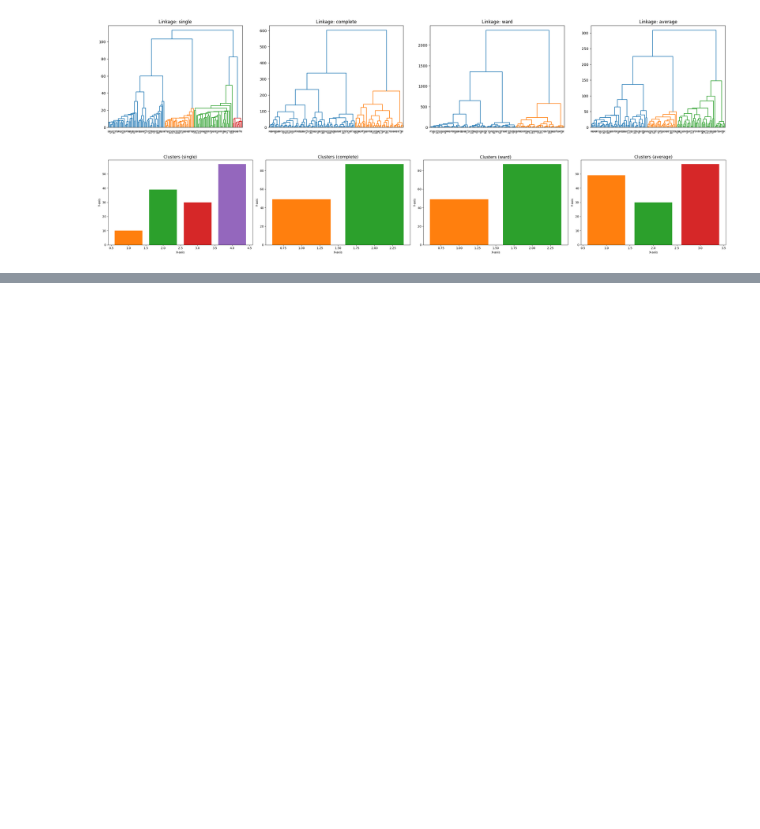
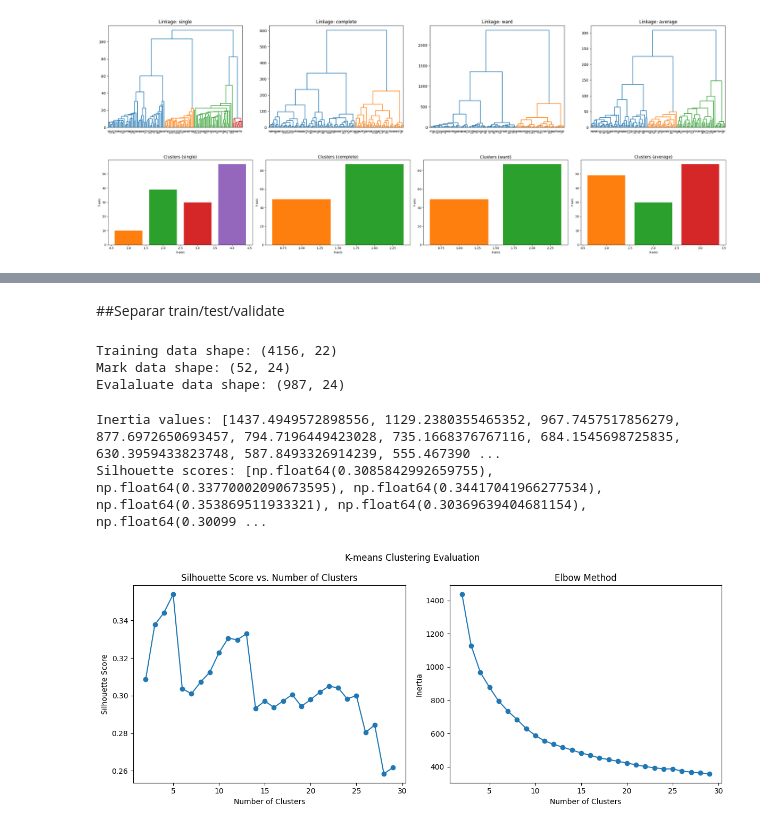
Before and after one commit to maxi9113/colab_notebook, a Jupyter notebook: IC_Ejercicio_jerarquicio_taller_2.ipynb, the cells around one changed output, grey strips where cells are left out. Drawn from its saved outputs; the diff is of its cells as text; code cells hidden in the pictures; blank space fills up the shorter version.

```diff
--- a/IC_Ejercicio_jerarquicio_taller_2.ipynb
+++ b/IC_Ejercicio_jerarquicio_taller_2.ipynb
@@ -101,8 +117,14 @@ class_mapping_updated = {
 df['balanced_family'] = df['Family'].map(class_mapping_updated).fillna(df['Family'])
 #segundo paso es eliminar 2000 registros de la familia Leptodactylidae 4420 = 2220
 a_family_indices = df[df['balanced_family'] == 'Leptodactylidae'].head(2000).index
-merged_df_reduced = df.drop(a_family_indices)
+df = df.drop(columns=["Family"])
+merged_df_normalize = df.drop(a_family_indices)
 display(df.head())
+
+# Display the count of each new class in the reduced DataFrame
+print("Distribution of Updated Familias ")
+display(merged_df_normalize['balanced_family'].value_counts())
+display(merged_df_normalize.head())
 # %% [output]
 |  | MFCCs_ 1 | MFCCs_ 2 | MFCCs_ 3 | MFCCs_ 4 | MFCCs_ 5 | MFCCs_ 6 | MFCCs_ 7 | MFCCs_ 8 | MFCCs_ 9 | MFCCs_10 | ... |
 | 0 | 1.0 | 0.152936 | -0.105586 | 0.200722 | 0.317201 | 0.260764 | 0.100945 | -0.150063 | -0.171128 | 0.124676 | ... |
@@ -113,0 +150,56 @@ display(df.head())
+# %% [markdown]
+##Separar train/test/validate
+# %%
+from sklearn.model_selection import train_test_split
+
+# Split data into train (80%) and remaining (20%)
+df_train, df_test = train_test_split(merged_df_normalize, test_size=0.2, random_state=42)
+df_evaluate, df_mark = train_test_split(df_test, test_size=0.05, random_state=42)
+df_train = df_train.drop(columns=["Genus","balanced_family"])
+print("Training data shape:", df_train.shape)
+print("Mark data shape:", df_mark.shape)
+print("Evalaluate data shape:", df_evaluate.shape)
+# %% [output]
+Training data shape: (4156, 22)
+Mark data shape: (52, 24)
+Evalaluate data shape: (987, 24)
+# %%
+import matplotlib.pyplot as plt
+from sklearn.cluster import KMeans
+from sklearn.metrics import silhouette_score
+inertia = []
+silhouette_scores = []
+
+for k in range(2, 30):
+    kmeans = KMeans(n_clusters=k, random_state=42, n_init=10)
+    kmeans.fit(df_train)
+    inertia.append(kmeans.inertia_)
+    score = silhouette_score(df_train, kmeans.labels_)
+    silhouette_scores.append(score)
+
+print("Inertia values:", inertia)
+print("Silhouette scores:", silhouette_scores)
+
+
+
+fig, axes = plt.subplots(1, 2, figsize=(12, 5))
+fig.suptitle('K-means Clustering Evaluation')
+
+# Silhouette Score plot
+axes[0].plot(range(2, 30), silhouette_scores, marker='o')
+axes[0].set_xlabel('Number of Clusters')
+axes[0].set_ylabel('Silhouette Score')
+axes[0].set_title('Silhouette Score vs. Number of Clusters')
+
+# Elbow Method plot
+axes[1].plot(range(2, 30), inertia, marker='o')
+axes[1].set_xlabel('Number of Clusters')
+axes[1].set_ylabel('Inertia')
+axes[1].set_title('Elbow Method')
+
+plt.tight_layout()
+plt.show()
+# %% [output]
+Inertia values: [1437.4949572898556, 1129.2380355465352, 967.7457517856279, 877.6972650693457, 794.7196449423028, 735.1668376767116, 684.1545698725835, 630.3959433823748, 587.8493326914239, 555.467390 ...
+Silhouette scores: [np.float64(0.3085842992659755), np.float64(0.33770002090673595), np.float64(0.34417041966277534), np.float64(0.353869511933321), np.float64(0.30369639404681154), np.float64(0.30099 ...
+[figure, added]
```
Also changed, not shown: parts of 5 cells of this notebook.
